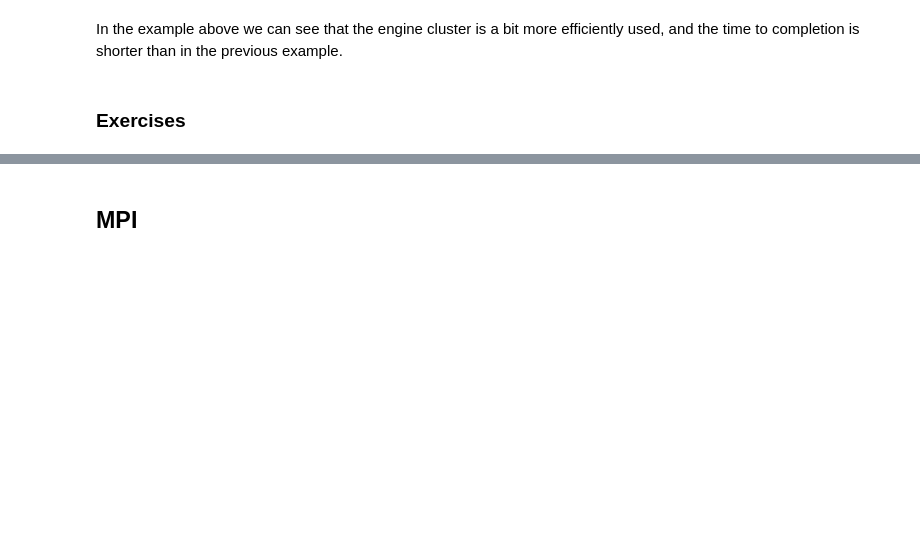
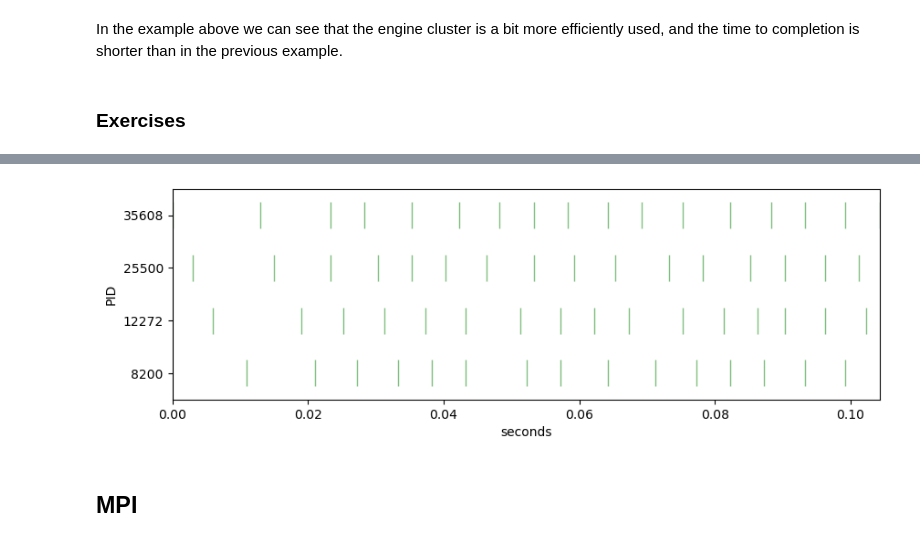
Before and after one commit to suco-gt/parallel-tutorials, a Jupyter notebook: parallelism-in-python/parallelpy.ipynb, the cells around one changed output, grey strips where cells are left out. Drawn from its saved outputs; the diff is of its cells as text; code cells hidden in the pictures; blank space fills up the shorter version.

```diff
--- a/parallelism-in-python/parallelpy.ipynb
+++ b/parallelism-in-python/parallelpy.ipynb
@@ -485,0 +482,11 @@ In the example above we can see that the engine cluster is a bit more efficientl
+# %%
+@lbview.parallel(block=True)
+def task_lb(delay):
+    import time, os
+
+    t0 = time.time()
+    # implement something you'd like to measure the time of
+    pid = os.getpid()
+    t1 = time.time()
+
+    return [pid, t0, t1]
@@ -486,3 +509,8 @@ In the example above we can see that the engine cluster is a bit more efficientl
+# %%
+result = task_lb.map(delay_times)
+visualize_tasks(result)
+# %% [output]
+[figure, added]
 # %% [markdown]
 ## MPI
 # %%
```
Also changed, not shown: parts of 15 cells of this notebook.
